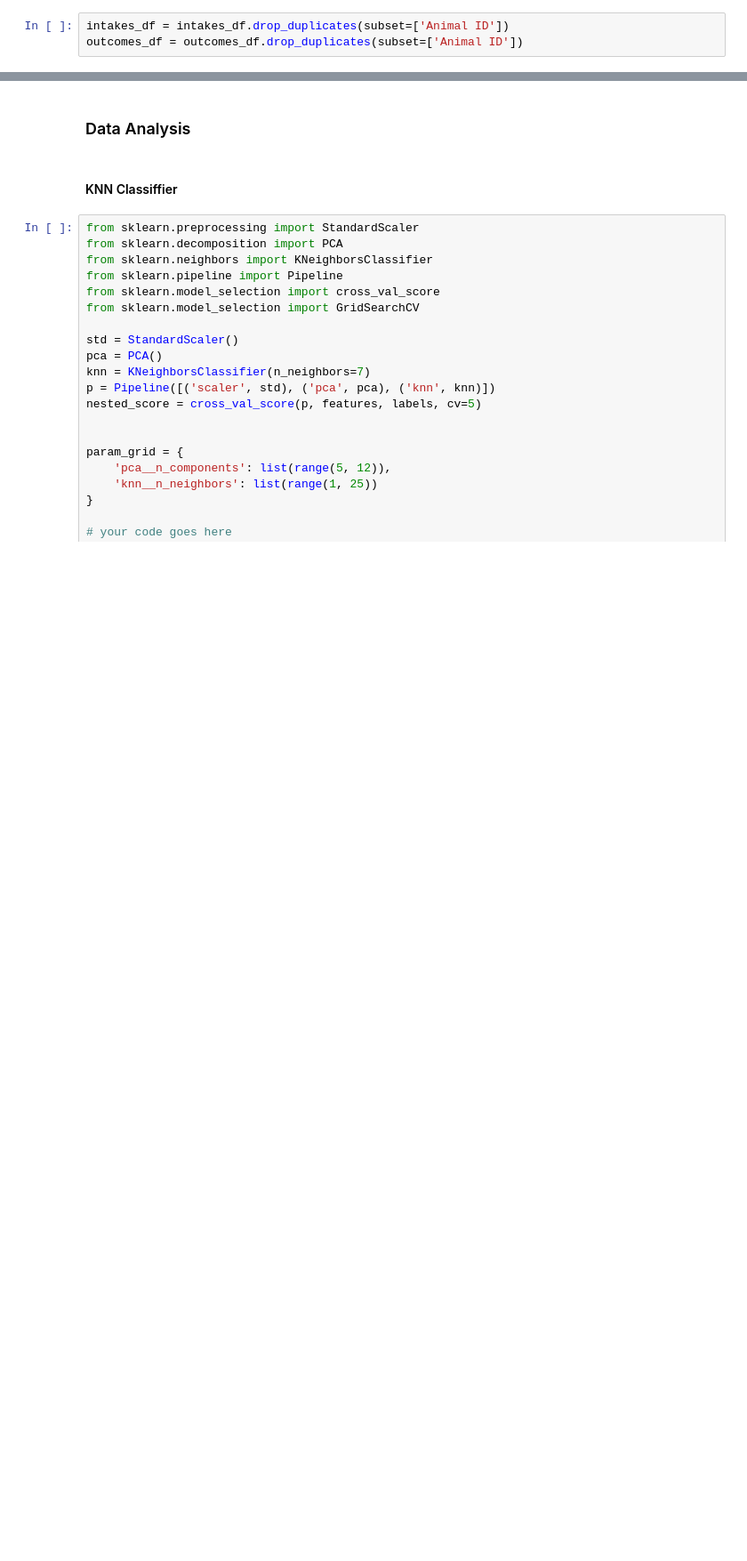
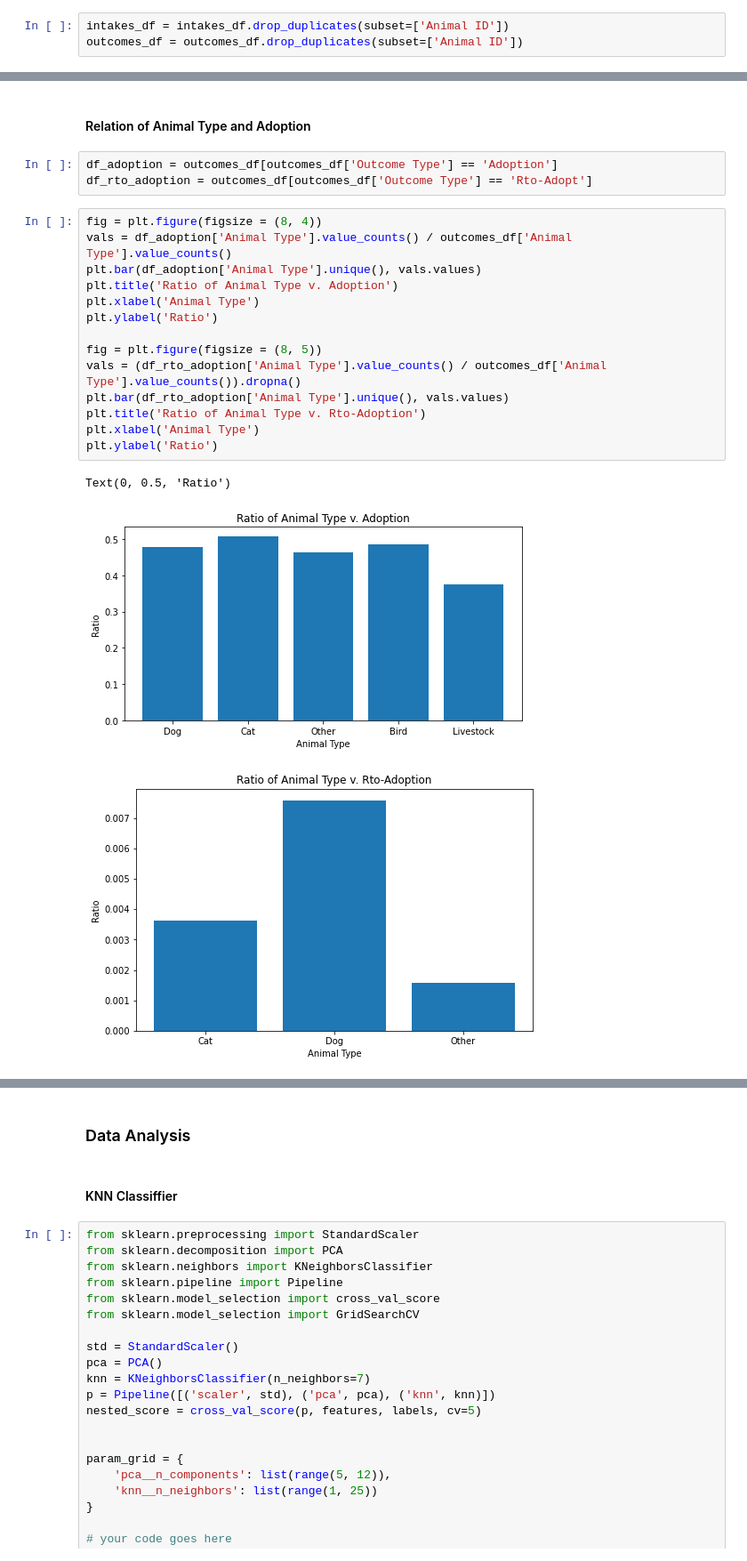
Before and after one commit to Mrityunjay000/data_mining_final_project, a Jupyter notebook: CS_363D_Final_Project.ipynb, the cells around one changed output, grey strips where cells are left out. Shown: that part at 89% size. Drawn from its saved outputs; the diff is of its cells as text; blank space fills up the shorter version.

```diff
--- a/CS_363D_Final_Project.ipynb
+++ b/CS_363D_Final_Project.ipynb
@@ -227,0 +414,23 @@ outcomes_df = outcomes_df.drop_duplicates(subset=['Animal ID'])
+# %% [markdown]
+#### Relation of Animal Type and Adoption
+# %%
+df_adoption = outcomes_df[outcomes_df['Outcome Type'] == 'Adoption']
+df_rto_adoption = outcomes_df[outcomes_df['Outcome Type'] == 'Rto-Adopt']
+# %%
+fig = plt.figure(figsize = (8, 4))
+vals = df_adoption['Animal Type'].value_counts() / outcomes_df['Animal Type'].value_counts()
+plt.bar(df_adoption['Animal Type'].unique(), vals.values)
+plt.title('Ratio of Animal Type v. Adoption')
+plt.xlabel('Animal Type')
+plt.ylabel('Ratio')
+
+fig = plt.figure(figsize = (8, 5))
+vals = (df_rto_adoption['Animal Type'].value_counts() / outcomes_df['Animal Type'].value_counts()).dropna()
+plt.bar(df_rto_adoption['Animal Type'].unique(), vals.values)
+plt.title('Ratio of Animal Type v. Rto-Adoption')
+plt.xlabel('Animal Type')
+plt.ylabel('Ratio')
+# %% [output]
+Text(0, 0.5, 'Ratio')
+[figure, added]
+[figure, added]
```
Also changed, not shown: parts of 74 cells of this notebook.
